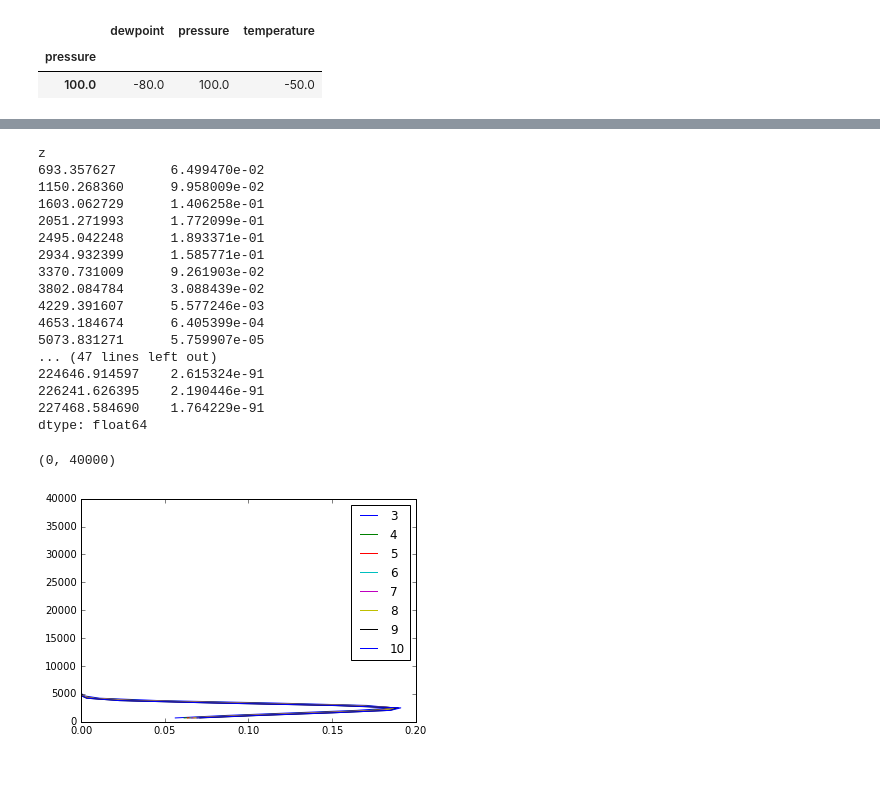
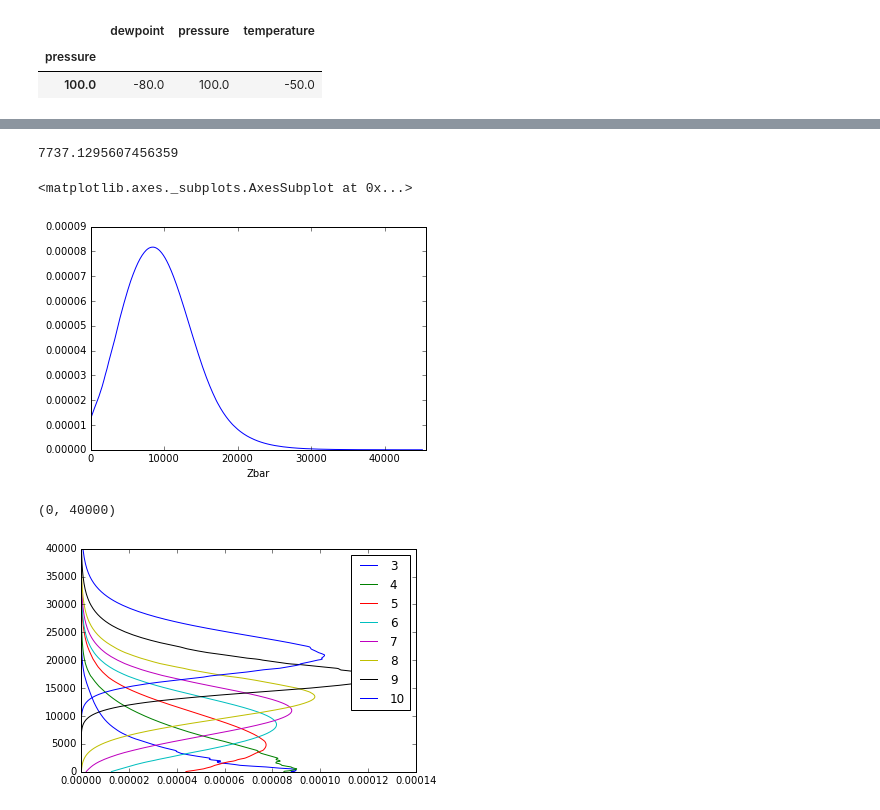
Before and after one commit to CodaP/aos_weighting_function, a Jupyter notebook: weighting function.ipynb, the cells around one changed output, grey strips where cells are left out. Cells and saved outputs as stored; diff of their text form; code cells hidden in the pictures; blank space fills up the shorter version.

```diff
--- a/weighting function.ipynb
+++ b/weighting function.ipynb
@@ -157,0 +137,7 @@ layers.tail()
+# %%
+atmos = (pd.DataFrame(
+        [{key:getattr(x, key) for key in ['Zbar','pbar','Tbar','rho','rhowv','DZ','qbar','mass','wvmass']}
+         for x in weight_shell.Atmosphere])
+         .set_index('pbar', drop=False).sort_index())
+#atmos.wvmass.sum()#.plot()
+atmos.Tbar.plot()
@@ -162,40 +162,27 @@ f = 54.4000
 # %%
 def get_weighting_function(f):
-    layers['ke_air'] = layers.apply(lambda s: gasabsr98.gasabsr98(f,C2K(s.temperature), s.rho_wv, s.pressure)[0], axis=1)
-    layers['ke_wv'] = layers.apply(lambda s: gasabsr98.gasabsr98(f,C2K(s.temperature), s.rho_wv, s.pressure)[1], axis=1)
+    truncated_layers = layers.iloc[100:].copy()
+    truncated_layers['ke_air'] = truncated_layers.apply(lambda s: gasabsr98.gasabsr98(f,C2K(s.temperature), s.rho_wv, s.pressure)[0], axis=1)
+    truncated_layers['ke_wv'] = truncated_layers.apply(lambda s: gasabsr98.gasabsr98(f,C2K(s.temperature), s.rho_wv, s.pressure)[1], axis=1)
 
-    layers['tau'] = (layers.ke_air*layers.mass + layers.ke_wv*layers.wvmass)
-    return pd.Series(
-        # W(z) = -dt(z)/dz
-        -np.diff(
-            # t(z) = e^-tau(z)
-            np.exp(
-                # tau(z) = integral from top to z of tau
-                -layers.tau.values[::-1].cumsum()
-            )
-        ),
-        index=layers.z[1:]
-    )
+    truncated_layers['tau'] = (truncated_layers.ke_air*truncated_layers.mass + truncated_layers.ke_wv*truncated_layers.wvmass)
+    return -(-truncated_layers.set_index('z').tau.sort_index(ascending=True).cumsum()).apply(np.exp).diff().dropna()
+# %%
+def get_weighting_function(f):
+    atmos['ke_air'] = atmos.apply(lambda s: gasabsr98.gasabsr98(f, s.Tbar, s.rhowv, s.pbar)[0], axis=1)
+    atmos['ke_wv'] = atmos.apply(lambda s: gasabsr98.gasabsr98(f,s.Tbar, s.rhowv, s.pbar)[1], axis=1)
+
+    atmos['tau'] = (atmos.ke_air*atmos.mass + atmos.ke_wv*atmos.wvmass)
+    return -(-atmos.set_index('Zbar').tau.sort_index(ascending=False).cumsum()).apply(np.exp).diff().dropna() / atmos.set_index('Zbar').DZ
+# %%
+(layers.wvmass).sum()
+# %% [output]
+7737.1295607456359
 # %%
-get_weighting_function(f)
+get_weighting_function(f).plot()
 # %% [output]
-z
-693.357627       6.499470e-02
-1150.268360      9.958009e-02
-1603.062729      1.406258e-01
-2051.271993      1.772099e-01
-2495.042248      1.893371e-01
-2934.932399      1.585771e-01
-3370.731009      9.261903e-02
-3802.084784      3.088439e-02
-4229.391607      5.577246e-03
-4653.184674      6.405399e-04
-5073.831271      5.759907e-05
-... (47 lines left out)
-224646.914597    2.615324e-91
-226241.626395    2.190446e-91
-227468.584690    1.764229e-91
-dtype: float64
+<matplotlib.axes._subplots.AxesSubplot at 0x...>
+[figure, added]
 # %%
 amsu_a = pd.Series(
     {
@@ -220,11 +207,13 @@ amsu_b = pd.Series(
     }
 )
 # %%
-weighting_functions = pd.DataFrame({ channel:get_weighting_function(amsu_a[channel]) for channel in amsu_a.index})
+weighting_functions_a = pd.DataFrame({ channel:get_weighting_function(amsu_a[channel]).ix[:400000.] for channel in amsu_a.index})
+weighting_functions_b = pd.DataFrame({ channel:get_weighting_function(amsu_b[channel]).ix[:400000.] for channel in amsu_b.index})
 # %%
-plot(weighting_functions, weighting_functions.index)
+plot(weighting_functions_a.values, weighting_functions_a.index)
+#plot(weighting_functions_b, weighting_functions_b.index)
 legend(amsu_a.index, loc='best')
 ylim([0,40000])
 # %% [output]
 (0, 40000)
-[figure, old version]
+[figure, new version]
```
Also changed, not shown: parts of 13 cells of this notebook.
